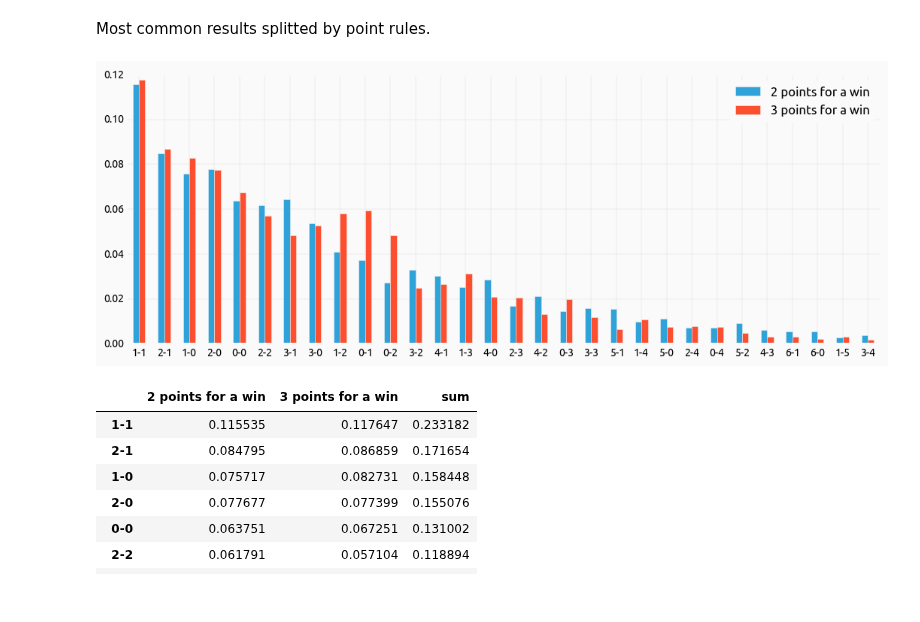
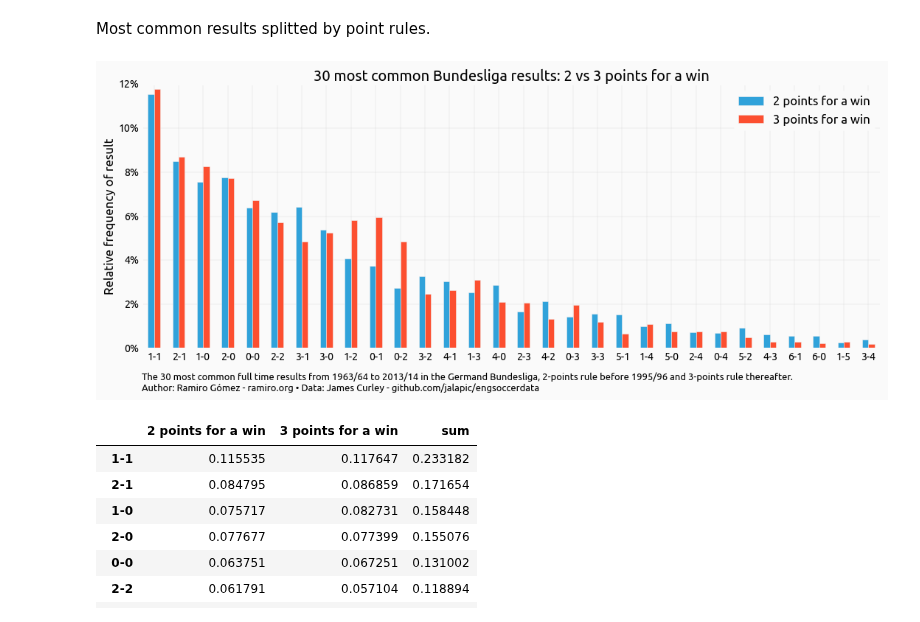
Before and after one commit to yaph/ipython-notebooks, a Jupyter notebook: experiment.ipynb, the cells around one changed output. Drawn from its saved outputs; the diff is of its cells as text; code cells hidden in the pictures.

Commit message:
chart annotations

```diff
--- a/experiment.ipynb
+++ b/experiment.ipynb
@@ -174,23 +175,34 @@ plt.show()
 # %% [markdown]
 Most common results splitted by point rules.
 # %%
+limit = 30
+title = '{} most common Bundesliga results: 2 vs 3 points for a win'.format(limit)
+ylabel = 'Relative frequency of result'
+
 results_2points = df_2points.FT.value_counts()
 results_3points = df_3points.FT.value_counts()
 
 df_results = pd.concat([
     results_2points / results_2points.sum(),
     results_3points / results_3points.sum()], axis=1).fillna(0)
 
 cols = ['2 points for a win', '3 points for a win']
 df_results.columns = cols
 df_results['sum'] = df_results[cols[0]] + df_results[cols[1]]
 df_results.sort('sum', inplace=True, ascending=False)
 
-ax = df_results[cols].head(30).plot(kind='bar', figsize=(16, 6))
-ax.set_xticklabels(df_results.index[:30], rotation=0)
-plt.show()
+ax = df_results[cols].head(limit).plot(kind='bar', figsize=(16, 6), title=title)
+ax.set_xticklabels(df_results.index[:limit], rotation=0)
+ax.set_ylabel(ylabel)
+ax.yaxis.set_major_formatter(
+      mpl.ticker.FuncFormatter(lambda val, p: '{}%'.format(int(val*100))))
+
+text = '''The 30 most common full time results from {} to {} in the Germand Bundesliga, 2-points rule before 1995/96 and 3-points rule thereafter.
+{}'''.format(season_display(xmin), season_display(xmax), chartinfo)
+ax.annotate(text, xy=(0, -1.16), xycoords='axes fraction', fontsize=infosize)
+plt.savefig('img/{}.png'.format(helpers.slug(title)))
 # %% [output]
-[figure, old version]
+[figure, new version]
 # %%
 df_results
 # %% [output]
```
Also changed, not shown: parts of 1 cell of this notebook, 1 other file.
